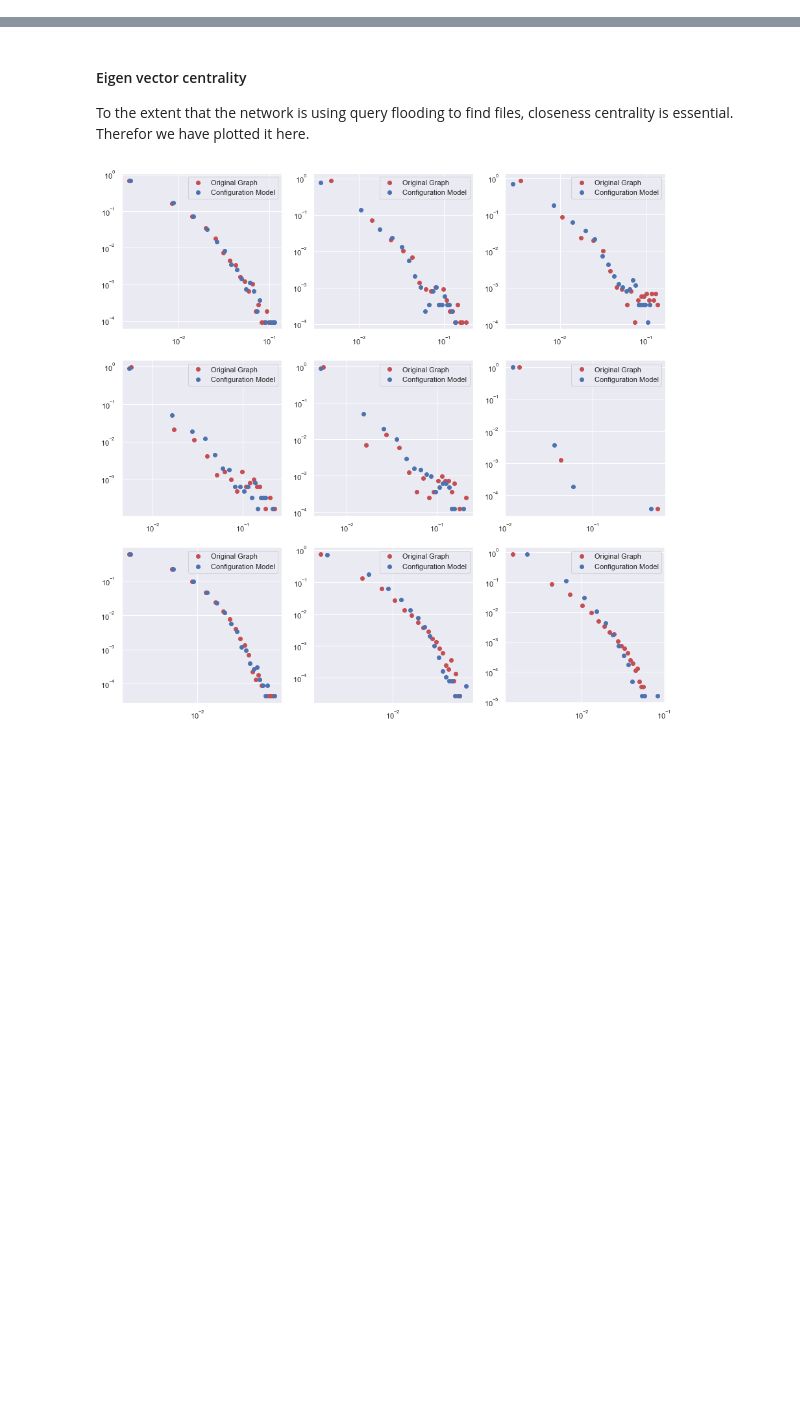
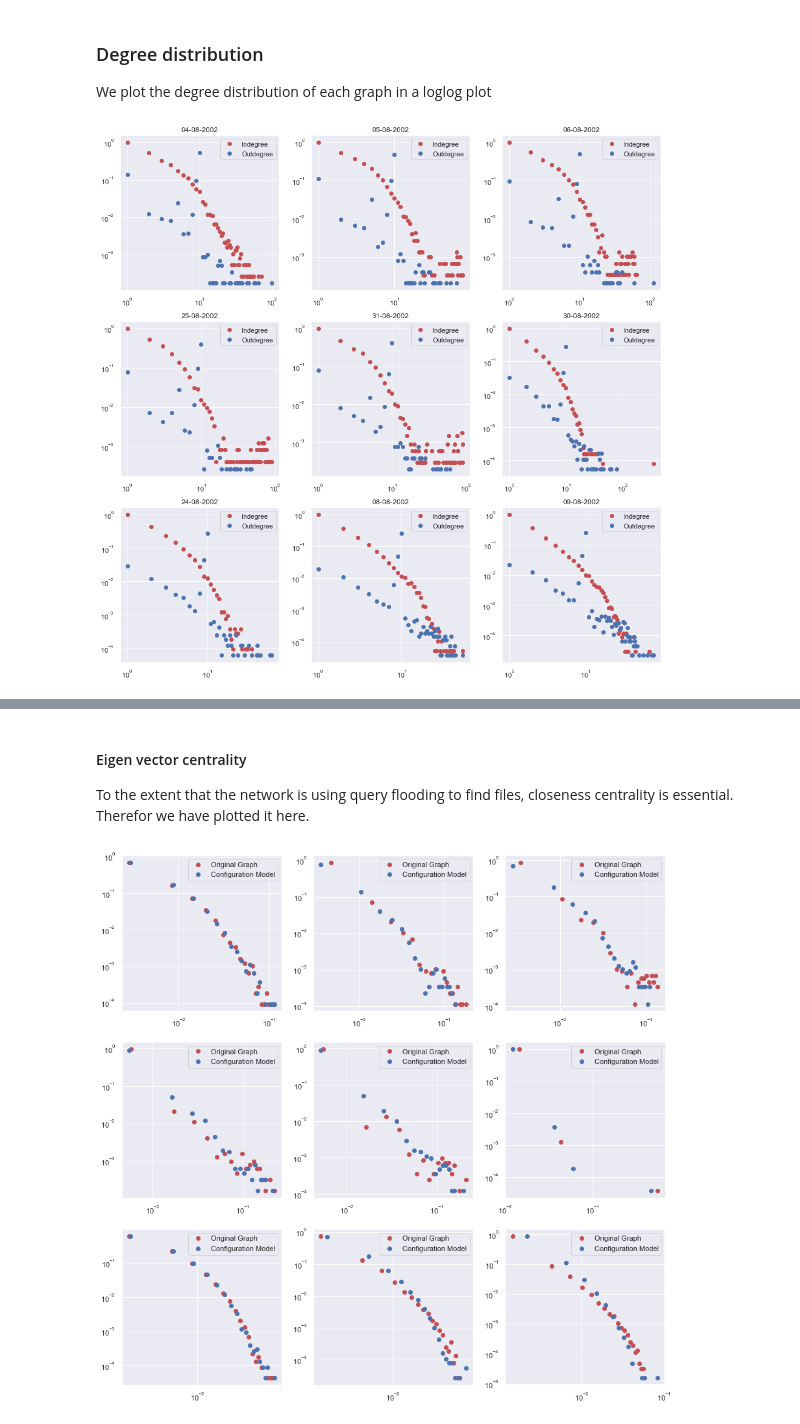
Before and after one commit to syrkis/gnutella, a Jupyter notebook: docs/analysis.ipynb, the cells around one changed output, grey strips where cells are left out. Cells and saved outputs as stored; diff of their text form; code cells hidden in the pictures; blank space fills up the shorter version.

```diff
--- a/docs/analysis.ipynb
+++ b/docs/analysis.ipynb
@@ -125,8 +0,0 @@ We plot the degree distribution of each graph
-# %%
-def degdist(ay, i):
-    indeg = D[i]['degs']['in']
-    outdeg = D[i]['degs']['out']
-    ay.loglog(indeg[0], indeg[1], 'ro', label='Indegree')
-    ay.loglog(outdeg[0], outdeg[1], 'bo', label='Outdegree')
-
-plotter("degdist(ay, i)")
@@ -159,0 +172,15 @@ blah blah blach
+# %% [markdown]
+<a id='degdist'></a>
+### Degree distribution
+
+We plot the degree distribution of each graph in a loglog plot
+# %%
+def degdist(ay, i):
+    indeg = D[i]['degs']['in']; indeg[1] = [d / max(indeg[1]) for d in indeg[1]]
+    outdeg = D[i]['degs']['out']; outdeg[1] = [d / max(outdeg[1]) for d in outdeg[1]]
+    ay.loglog(indeg[0], indeg[1], 'ro', label='Indegree')
+    ay.loglog(outdeg[0], outdeg[1], 'bo', label='Outdegree')
+
+plotter("degdist(ay, i)")                            # function call line for previously defined plotter function
+# %% [output]
+[figure, added]
```
Also changed, not shown: parts of 48 cells of this notebook, 6 other files.
